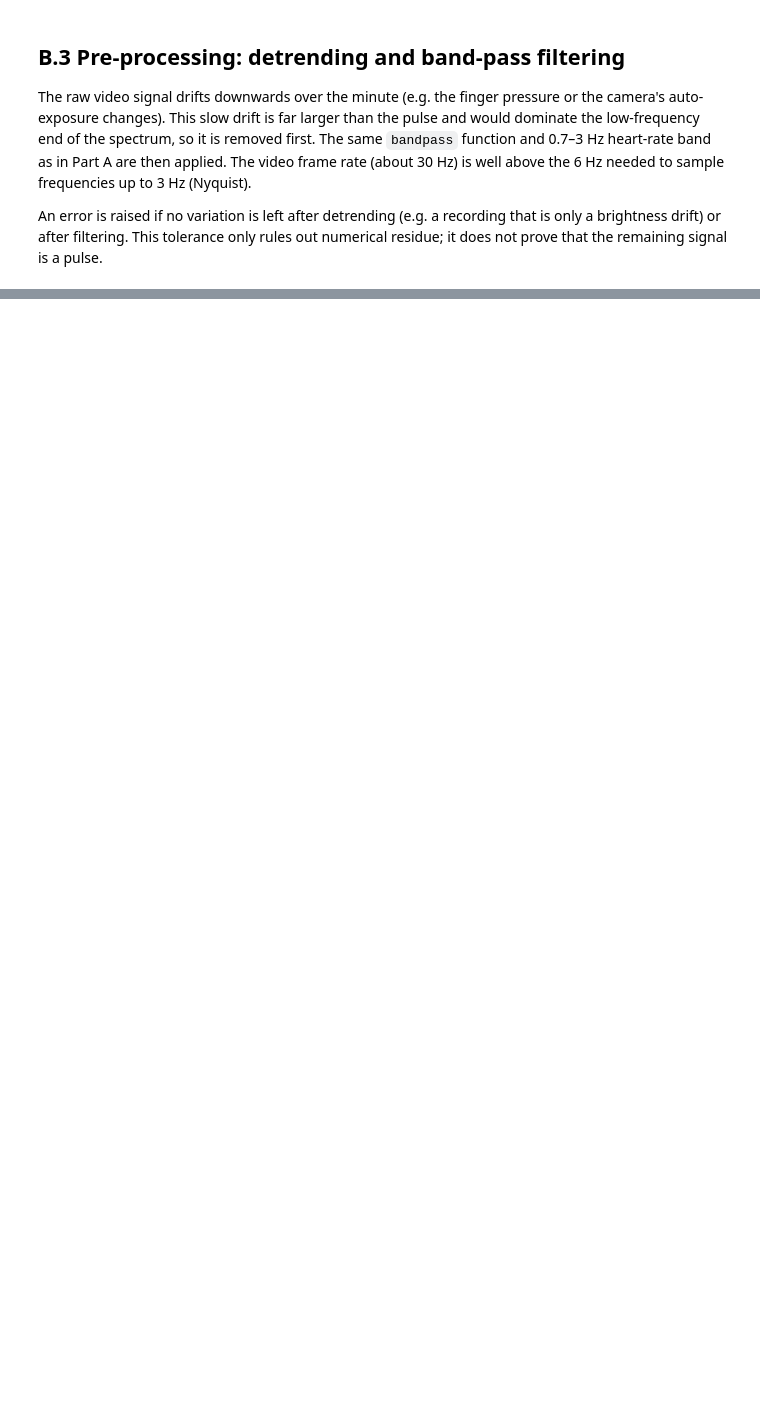
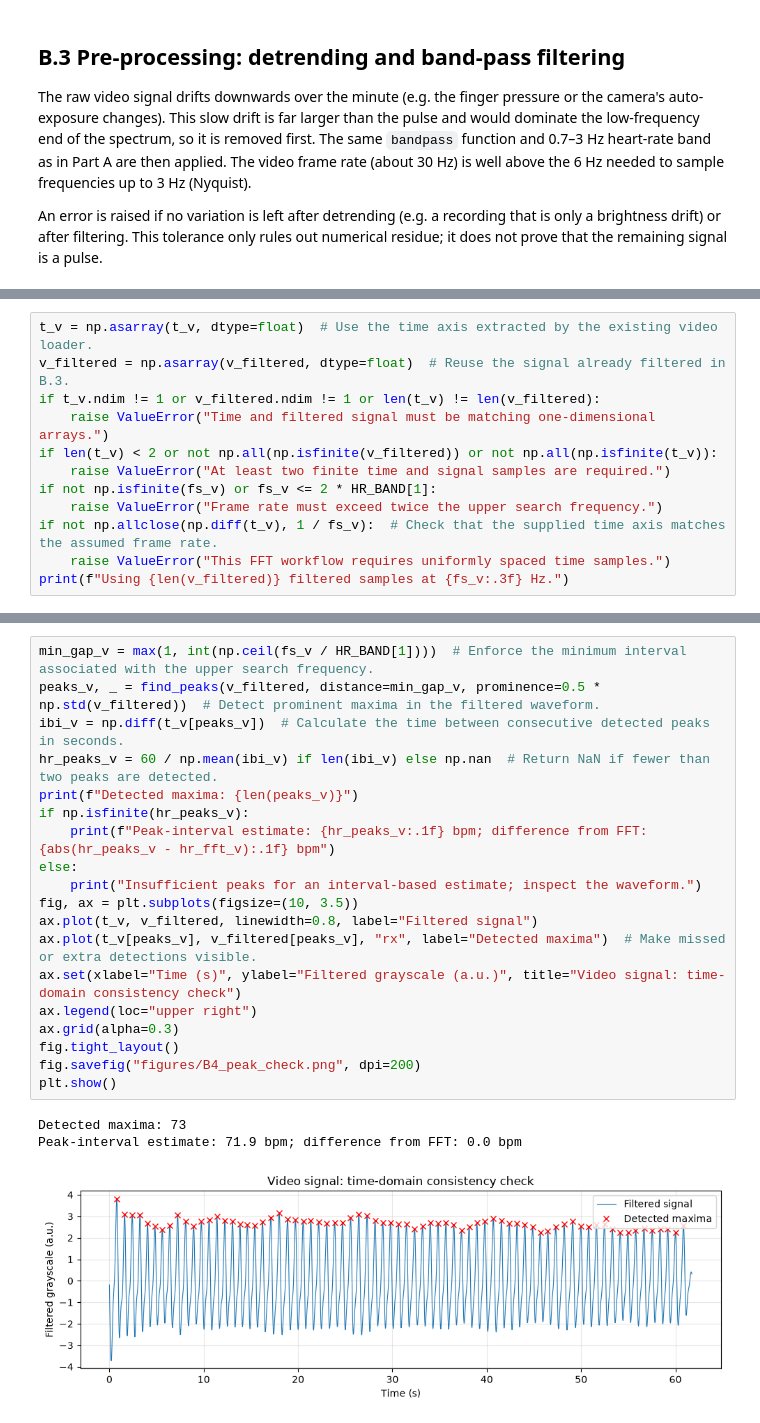
Before and after one commit to lihaoZHew/MPHY0058-heart-rate, a Jupyter notebook: heart_rate.ipynb, the cells around one changed output, grey strips where cells are left out. Saved outputs shown, nothing was run; the diff lists cells and outputs as text; blank space fills up the shorter version.

```diff
--- a/heart_rate.ipynb
+++ b/heart_rate.ipynb
@@ -267,0 +272,12 @@ plt.show()
+# %%
+t_v = np.asarray(t_v, dtype=float)  # Use the time axis extracted by the existing video loader.
+v_filtered = np.asarray(v_filtered, dtype=float)  # Reuse the signal already filtered in B.3.
+if t_v.ndim != 1 or v_filtered.ndim != 1 or len(t_v) != len(v_filtered):
+    raise ValueError("Time and filtered signal must be matching one-dimensional arrays.")
+if len(t_v) < 2 or not np.all(np.isfinite(v_filtered)) or not np.all(np.isfinite(t_v)):
+    raise ValueError("At least two finite time and signal samples are required.")
+if not np.isfinite(fs_v) or fs_v <= 2 * HR_BAND[1]:
+    raise ValueError("Frame rate must exceed twice the upper search frequency.")
+if not np.allclose(np.diff(t_v), 1 / fs_v):  # Check that the supplied time axis matches the assumed frame rate.
+    raise ValueError("This FFT workflow requires uniformly spaced time samples.")
+print(f"Using {len(v_filtered)} filtered samples at {fs_v:.3f} Hz.")
@@ -267,0 +339,23 @@ plt.show()
+# %%
+min_gap_v = max(1, int(np.ceil(fs_v / HR_BAND[1])))  # Enforce the minimum interval associated with the upper search frequency.
+peaks_v, _ = find_peaks(v_filtered, distance=min_gap_v, prominence=0.5 * np.std(v_filtered))  # Detect prominent maxima in the filtered waveform.
+ibi_v = np.diff(t_v[peaks_v])  # Calculate the time between consecutive detected peaks in seconds.
+hr_peaks_v = 60 / np.mean(ibi_v) if len(ibi_v) else np.nan  # Return NaN if fewer than two peaks are detected.
+print(f"Detected maxima: {len(peaks_v)}")
+if np.isfinite(hr_peaks_v):
+    print(f"Peak-interval estimate: {hr_peaks_v:.1f} bpm; difference from FFT: {abs(hr_peaks_v - hr_fft_v):.1f} bpm")
+else:
+    print("Insufficient peaks for an interval-based estimate; inspect the waveform.")
+fig, ax = plt.subplots(figsize=(10, 3.5))
+ax.plot(t_v, v_filtered, linewidth=0.8, label="Filtered signal")
+ax.plot(t_v[peaks_v], v_filtered[peaks_v], "rx", label="Detected maxima")  # Make missed or extra detections visible.
+ax.set(xlabel="Time (s)", ylabel="Filtered grayscale (a.u.)", title="Video signal: time-domain consistency check")
+ax.legend(loc="upper right")
+ax.grid(alpha=0.3)
+fig.tight_layout()
+fig.savefig("figures/B4_peak_check.png", dpi=200)
+plt.show()
+# %% [output]
+Detected maxima: 73
+Peak-interval estimate: 71.9 bpm; difference from FFT: 0.0 bpm
+[figure, added]
```
Also changed, not shown: parts of 13 cells of this notebook.
